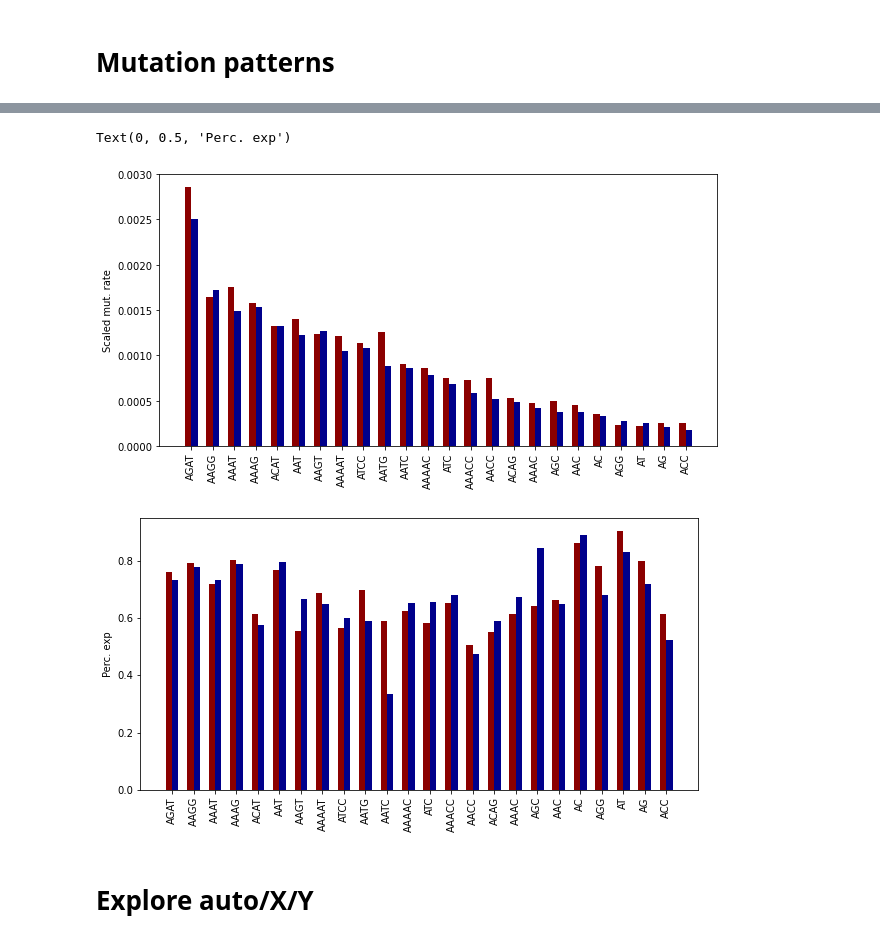
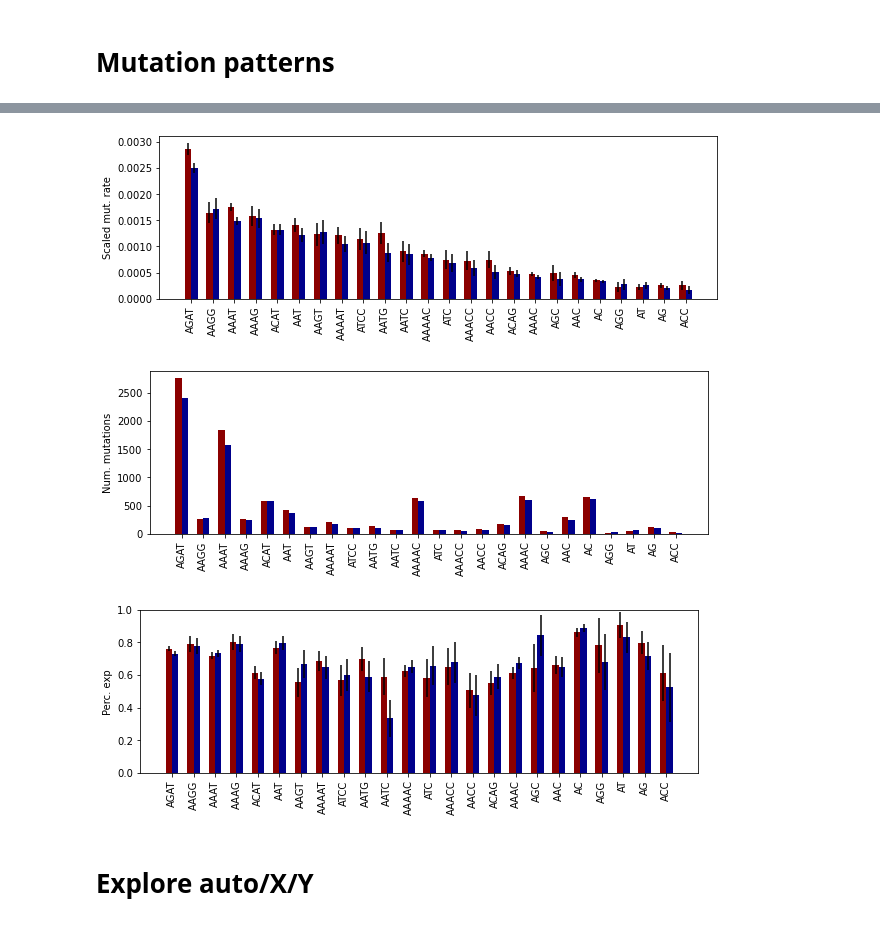
Before and after one commit to gymreklab/BXD-STR-Mutator-Manuscript, a Jupyter notebook: analysis/BXD-MutationPatterns.ipynb, the cells around one changed output, grey strips where cells are left out. Cells and saved outputs as stored; diff of their text form; code cells hidden in the pictures.

```diff
--- a/analysis/BXD-MutationPatterns.ipynb
+++ b/analysis/BXD-MutationPatterns.ipynb
@@ -201,14 +201,17 @@ percolors = {
 numstrains = 151
 
 #### Plot separately for auto/x/y
-for chrset in ["auto", "X","Y"]:
+for chrset in ["auto", "X","Y","AGAT"]:
     #### First, get list of each genotyped locus and number/type of mutations
-    if chrset == "auto":
+    if chrset == "auto" or chrset == "AGAT":
         gt = pd.merge(gtloci[["chr","pos","end"]], motifAuto[["chr","pos","end","motif"]])
         df = dAuto
         thresh = 100
         window = 5
         lbins = np.arange(10, 60, window)
+        if chrset == "AGAT":
+            gt = gt[gt["motif"]=="AGAT"]
+            df = df[df["motif"]=="AGAT"]
     elif chrset == "X":
         gt = pd.merge(gtlociX[["chr","pos","end"]], motifXY[["chr","pos","end","motif"]])
         gt = gt[gt["chr"] =="chrX"]
@@ -240,7 +243,7 @@ for chrset in ["auto", "X","Y"]:
 
     for metric in ["rate","perc.exp","expan.size","contr.size"]:
         fig = plt.figure()
-        fig.set_size_inches((4, 4))
+        fig.set_size_inches((7, 3))
         ax = fig.add_subplot(111)
         for period in range(2, 5):
             for fou in ["B","D"]:
@@ -286,7 +289,7 @@ for chrset in ["auto", "X","Y"]:
                 else: style = "dashed"
                 ax.plot(lbins, rates, color=percolors[period], linestyle=style, label="%s-%s"%(period, fou), marker="o")
             #ax.legend()
-            ax.set_xlim(left=10, right=60)
+            ax.set_xlim(left=0, right=60)
             ax.set_xlabel("Repeat length (bp)")
             ax.set_ylabel(metric)
             ax.set_title(chrset)
@@ -425,44 +356,45 @@ Text(0, 0.5, 'Contraction size')
 # %%
-mutsum["num.exp"] = mutsum.apply(lambda x: x["expand_type"]*x["strain"], 1)
-
-bymotif = mutsum.groupby(["motif","founder"], as_index=False).agg({"strain": np.sum, "period": len,
-                                                                  "num.exp": np.sum})
-bymotif = bymotif[bymotif["period"]>=500]
-
-bymotif["perc.exp"] = bymotif.apply(lambda x: x["num.exp"]/x["strain"], 1)
-bymotif["num.total"] = bymotif["period"]*numstrains
-bymotif["rate"] = bymotif.apply(lambda x: x["strain"]*1.0/x["num.total"], 1)
-
-bymotif_combined = bymotif.groupby("motif", as_index=False).agg({"rate": np.mean})
-bymotif_combined = bymotif_combined.sort_values("rate", ascending=False).head(n=25)
-bymotif_combined["rate_avg"] = bymotif_combined["rate"]
-
-bymotif = pd.merge(bymotif, bymotif_combined[["motif","rate_avg"]], on=["motif"]).sort_values(["rate_avg","founder"], ascending=[False, True])
-
 fig = plt.figure()
-fig.set_size_inches((10, 5))
+fig.set_size_inches((10, 3))
 ax = fig.add_subplot(111)
-ax.bar(range(int(bymotif.shape[0]/2)), bymotif[bymotif["founder"]=="B"]["rate"], width=0.3, color="darkred")
+ax.bar(range(int(bymotif.shape[0]/2)), bymotif[bymotif["founder"]=="B"]["rate"],
+       yerr = bymotif[bymotif["founder"]=="B"]["rate.err"],
+       width=0.3, color="darkred")
 ax.bar([item+0.3 for item in range(int(bymotif.shape[0]/2))], bymotif[bymotif["founder"]=="D"]["rate"],
+       yerr = bymotif[bymotif["founder"]=="D"]["rate.err"],
        width=0.3, color="darkblue")
 ax.set_xticks([item+0.15 for item in range(int(bymotif.shape[0]/2))])
 ax.set_xticklabels( bymotif[bymotif["founder"]=="B"]["motif"], rotation=90)
 ax.set_ylabel("Scaled mut. rate")
 
 fig = plt.figure()
-fig.set_size_inches((10, 5))
+fig.set_size_inches((10, 3))
 ax = fig.add_subplot(111)
-ax.bar(range(int(bymotif.shape[0]/2)), bymotif[bymotif["founder"]=="B"]["perc.exp"], width=0.3, color="darkred")
-ax.bar([item+0.3 for item in range(int(bymotif.shape[0]/2))], bymotif[bymotif["founder"]=="D"]["perc.exp"],
+ax.bar(range(int(bymotif.shape[0]/2)), bymotif[bymotif["founder"]=="B"]["strain"], width=0.3, color="darkred")
+ax.bar([item+0.3 for item in range(int(bymotif.shape[0]/2))], bymotif[bymotif["founder"]=="D"]["strain"],
        width=0.3, color="darkblue")
 ax.set_xticks([item+0.15 for item in range(int(bymotif.shape[0]/2))])
 ax.set_xticklabels( bymotif[bymotif["founder"]=="B"]["motif"], rotation=90)
-ax.set_ylabel("Perc. exp")
+ax.set_ylabel("Num. mutations")
+
+fig = plt.figure()
+fig.set_size_inches((10, 3))
+ax = fig.add_subplot(111)
+ax.bar(range(int(bymotif.shape[0]/2)), bymotif[bymotif["founder"]=="B"]["perc.exp"],
+       yerr = bymotif[bymotif["founder"]=="B"]["perc.exp.err"],
+       width=0.3, color="darkred")
+ax.bar([item+0.3 for item in range(int(bymotif.shape[0]/2))], bymotif[bymotif["founder"]=="D"]["perc.exp"],
+       yerr = bymotif[bymotif["founder"]=="D"]["perc.exp.err"],
+       width=0.3, color="darkblue")
+ax.set_ylim(bottom=0.0, top=1.0)
+ax.set_xticks([item+0.15 for item in range(int(bymotif.shape[0]/2))])
+ax.set_xticklabels( bymotif[bymotif["founder"]=="B"]["motif"], rotation=90)
+ax.set_ylabel("Perc. exp");
 #bymotif
 # %% [output]
-Text(0, 0.5, 'Perc. exp')
-[figure, old version]
+[figure, new version]
-[figure, old version]
+[figure, new version]
+[figure, added]
 # %% [markdown]
 # Explore auto/X/Y
 # %%
```
Also changed, not shown: parts of 3 cells of this notebook.
